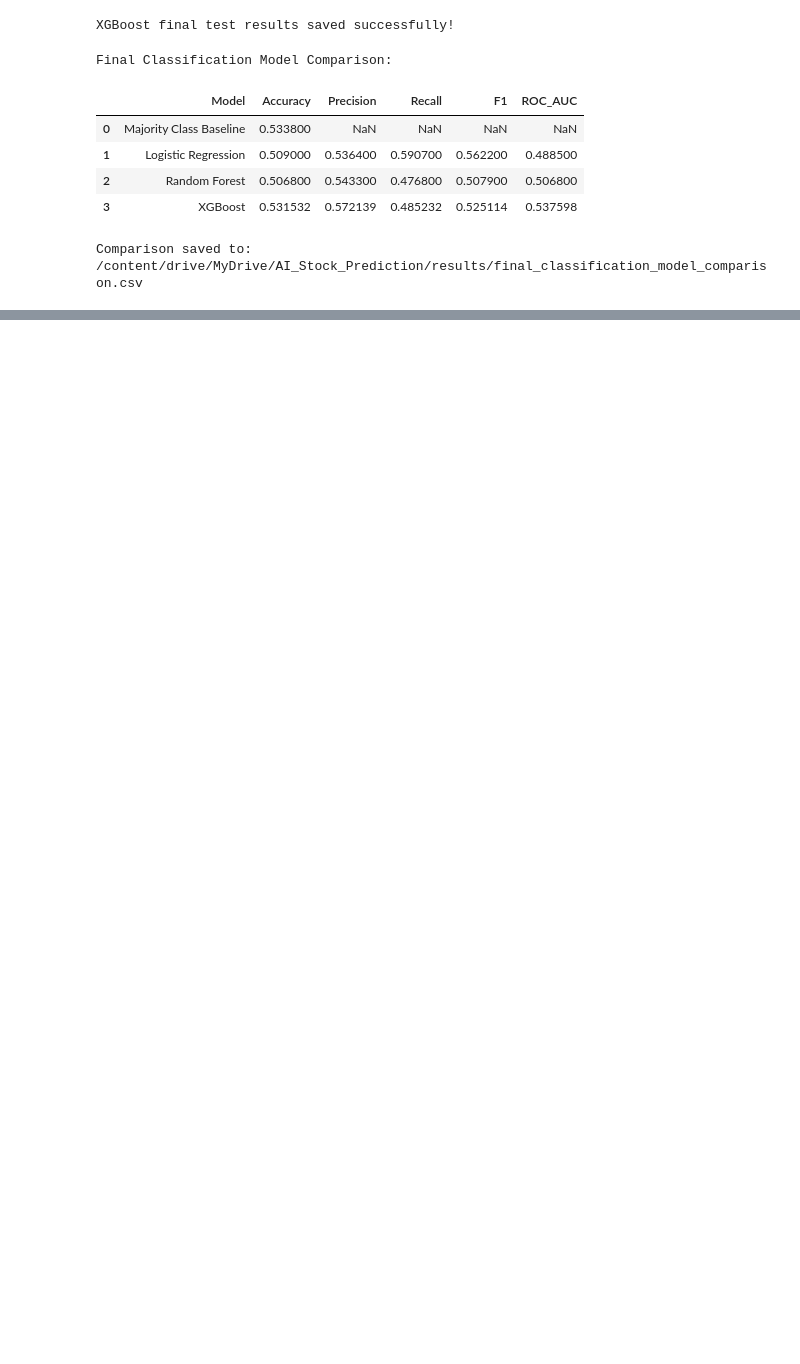
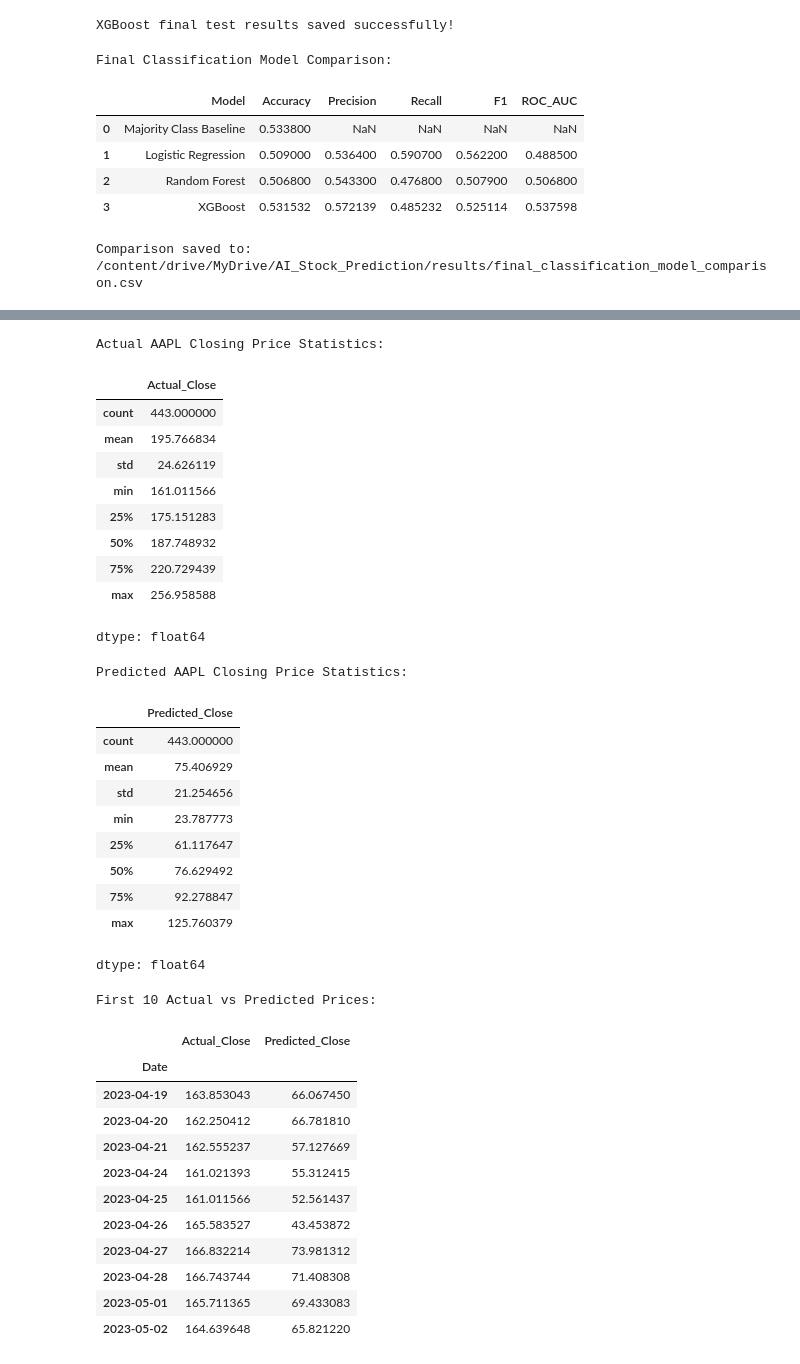
Before and after one commit to rcoello48/AI-Stock-Market-Prediction, a Jupyter notebook: Data_Collection.ipynb, the cells around one changed output, grey strips where cells are left out. Cells and saved outputs as stored; diff of their text form; code cells hidden in the pictures; blank space fills up the shorter version.

```diff
--- a/Data_Collection.ipynb
+++ b/Data_Collection.ipynb
@@ -4192,0 +4214,25 @@ Comparison saved to: /content/drive/MyDrive/AI_Stock_Prediction/results/final_cl
+# %%
+# ============================================================
+# PREPARE AAPL REGRESSION DATA
+# ============================================================
+
+# Extract AAPL next-day closing price
+y_train_reg = y_train["AAPL_next_close"].copy()
+y_validation_reg = y_validation["AAPL_next_close"].copy()
+y_test_reg = y_test["AAPL_next_close"].copy()
+
+# Display dataset dimensions
+print("Training features:", X_train.shape)
+print("Validation features:", X_validation.shape)
+print("Testing features:", X_test.shape)
+
+print("\nRegression target dimensions:")
+print("Training:", y_train_reg.shape)
+print("Validation:", y_validation_reg.shape)
+print("Testing:", y_test_reg.shape)
+
+# Check for missing target values
+print("\nMissing target values:")
+print("Training:", y_train_reg.isna().sum())
+print("Validation:", y_validation_reg.isna().sum())
+print("Testing:", y_test_reg.isna().sum())
@@ -4192,0 +4302,54 @@ Comparison saved to: /content/drive/MyDrive/AI_Stock_Prediction/results/final_cl
+# %%
+# ============================================================
+# INSPECT LINEAR REGRESSION PREDICTIONS
+# ============================================================
+
+comparison = pd.DataFrame({
+    "Actual_Close": y_validation_reg,
+    "Predicted_Close": linear_validation_predictions
+})
+
+print("Actual AAPL Closing Price Statistics:")
+display(comparison["Actual_Close"].describe())
+
+print("\nPredicted AAPL Closing Price Statistics:")
+display(comparison["Predicted_Close"].describe())
+
+print("\nFirst 10 Actual vs Predicted Prices:")
+display(comparison.head(10))
+# %% [output]
+Actual AAPL Closing Price Statistics:
+|  | Actual_Close |
+| count | 443.000000 |
+| mean | 195.766834 |
+| std | 24.626119 |
+| min | 161.011566 |
+| 25% | 175.151283 |
+| 50% | 187.748932 |
+| 75% | 220.729439 |
+| max | 256.958588 |
+dtype: float64
+Predicted AAPL Closing Price Statistics:
+|  | Predicted_Close |
+| count | 443.000000 |
+| mean | 75.406929 |
+| std | 21.254656 |
+| min | 23.787773 |
+| 25% | 61.117647 |
+| 50% | 76.629492 |
+| 75% | 92.278847 |
+| max | 125.760379 |
+dtype: float64
+First 10 Actual vs Predicted Prices:
+|  | Actual_Close | Predicted_Close |
+| Date |  |  |
+| 2023-04-19 | 163.853043 | 66.067450 |
+| 2023-04-20 | 162.250412 | 66.781810 |
+| 2023-04-21 | 162.555237 | 57.127669 |
+| 2023-04-24 | 161.021393 | 55.312415 |
+| 2023-04-25 | 161.011566 | 52.561437 |
+| 2023-04-26 | 165.583527 | 43.453872 |
+| 2023-04-27 | 166.832214 | 73.981312 |
+| 2023-04-28 | 166.743744 | 71.408308 |
+| 2023-05-01 | 165.711365 | 69.433083 |
+| 2023-05-02 | 164.639648 | 65.821220 |
```
Also changed, not shown: parts of 67 cells of this notebook.
